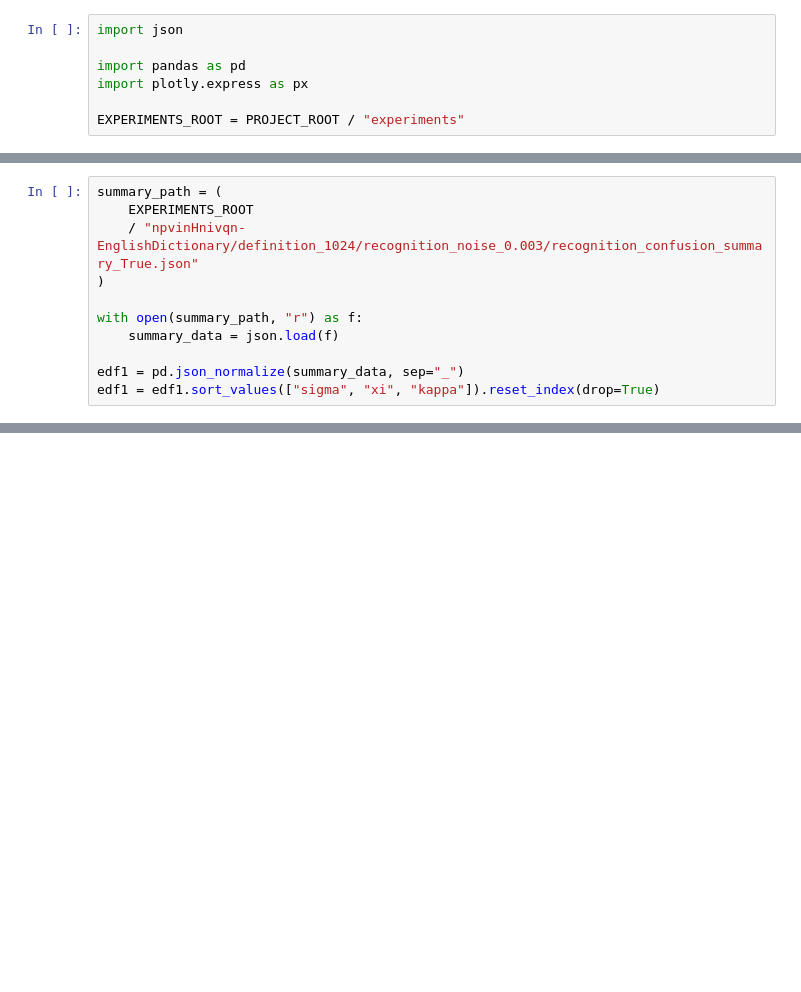
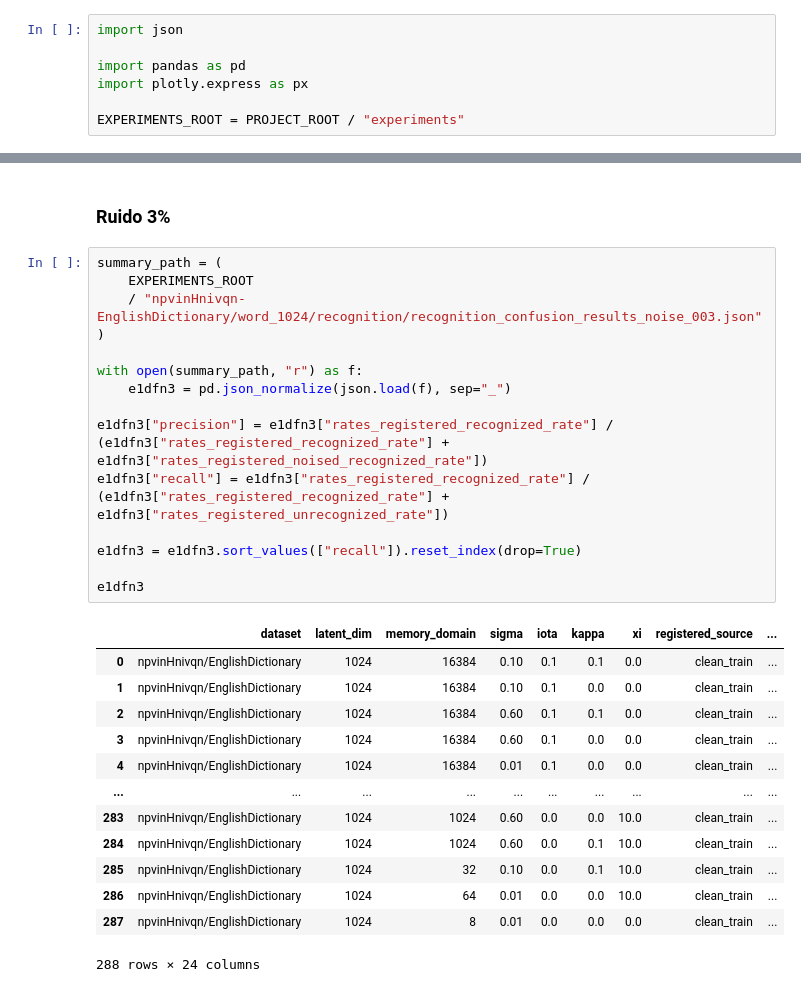
Before and after one commit to roicort/rEAMember, a Jupyter notebook: notebooks/plots.ipynb, the cells around one changed output, grey strips where cells are left out. Cells and saved outputs as stored; diff of their text form; blank space fills up the shorter version.

```diff
--- a/notebooks/plots.ipynb
+++ b/notebooks/plots.ipynb
@@ -21,11 +21,0 @@ EXPERIMENTS_ROOT = PROJECT_ROOT / "experiments"
-# %%
-summary_path = (
-    EXPERIMENTS_ROOT
-    / "npvinHnivqn-EnglishDictionary/definition_1024/recognition_noise_0.003/recognition_confusion_summary_True.json"
-)
-
-with open(summary_path, "r") as f:
-    summary_data = json.load(f)
-
-edf1 = pd.json_normalize(summary_data, sep="_")
-edf1 = edf1.sort_values(["sigma", "xi", "kappa"]).reset_index(drop=True)
@@ -864,0 +107,31 @@ fig.write_image("best_configs.svg", format="svg", scale=2)
+# %% [markdown]
+### Ruido 3%
+# %%
+summary_path = (
+    EXPERIMENTS_ROOT
+    / "npvinHnivqn-EnglishDictionary/word_1024/recognition/recognition_confusion_results_noise_003.json"
+)
+
+with open(summary_path, "r") as f:
+    e1dfn3 = pd.json_normalize(json.load(f), sep="_")
+
+e1dfn3["precision"] = e1dfn3["rates_registered_recognized_rate"] / (e1dfn3["rates_registered_recognized_rate"] + e1dfn3["rates_registered_noised_recognized_rate"])
+e1dfn3["recall"] = e1dfn3["rates_registered_recognized_rate"] / (e1dfn3["rates_registered_recognized_rate"] + e1dfn3["rates_registered_unrecognized_rate"])
+
+e1dfn3 = e1dfn3.sort_values(["recall"]).reset_index(drop=True)
+
+e1dfn3
+# %% [output]
+|  | dataset | latent_dim | memory_domain | sigma | iota | kappa | xi | registered_source | ... |
+| 0 | npvinHnivqn/EnglishDictionary | 1024 | 16384 | 0.10 | 0.1 | 0.1 | 0.0 | clean_train | ... |
+| 1 | npvinHnivqn/EnglishDictionary | 1024 | 16384 | 0.10 | 0.1 | 0.0 | 0.0 | clean_train | ... |
+| 2 | npvinHnivqn/EnglishDictionary | 1024 | 16384 | 0.60 | 0.1 | 0.1 | 0.0 | clean_train | ... |
+| 3 | npvinHnivqn/EnglishDictionary | 1024 | 16384 | 0.60 | 0.1 | 0.0 | 0.0 | clean_train | ... |
+| 4 | npvinHnivqn/EnglishDictionary | 1024 | 16384 | 0.01 | 0.1 | 0.0 | 0.0 | clean_train | ... |
+| ... | ... | ... | ... | ... | ... | ... | ... | ... | ... |
+| 283 | npvinHnivqn/EnglishDictionary | 1024 | 1024 | 0.60 | 0.0 | 0.0 | 10.0 | clean_train | ... |
+| 284 | npvinHnivqn/EnglishDictionary | 1024 | 1024 | 0.60 | 0.0 | 0.1 | 10.0 | clean_train | ... |
+| 285 | npvinHnivqn/EnglishDictionary | 1024 | 32 | 0.10 | 0.0 | 0.1 | 10.0 | clean_train | ... |
+| 286 | npvinHnivqn/EnglishDictionary | 1024 | 64 | 0.01 | 0.0 | 0.0 | 10.0 | clean_train | ... |
+| 287 | npvinHnivqn/EnglishDictionary | 1024 | 8 | 0.01 | 0.0 | 0.0 | 0.0 | clean_train | ... |
+288 rows × 24 columns
```
Also changed, not shown: parts of 40 cells of this notebook, 3 other files.
